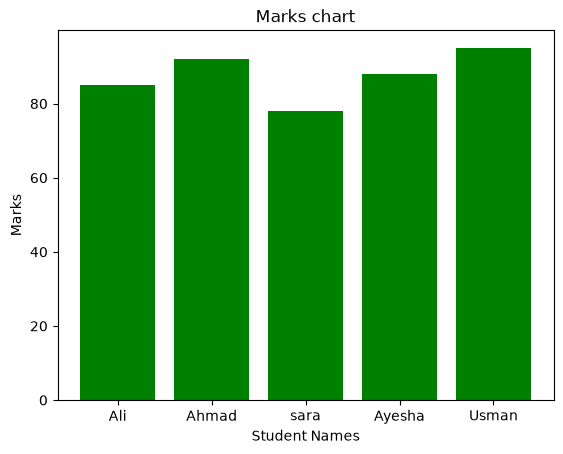
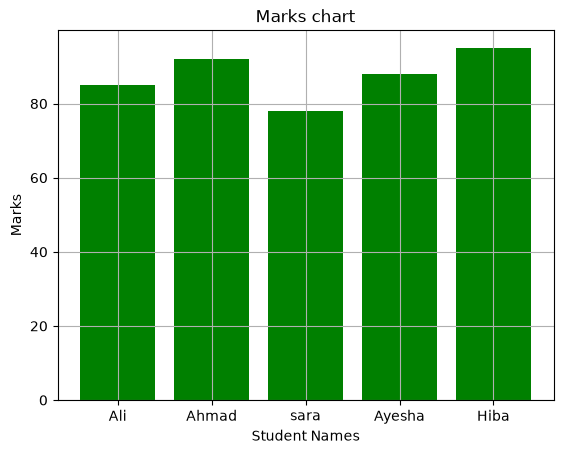
Unified diff of the notebook cell whose output changed from the first chart to the second:
--- before
+++ after
@@ -1,5 +1,5 @@
 # bar plot
 
-students=["Ali","Ahmad","sara","Ayesha","Usman"]
+students=["Ali","Ahmad","sara","Ayesha","Hiba"]
 marks=[85,92,78,88,95]
 
@@ -8,3 +8,4 @@
 plt.xlabel("Student Names")
 plt.ylabel("Marks")
+plt.grid()
 plt.show()

Commit: matplotlib avance 3d graphs